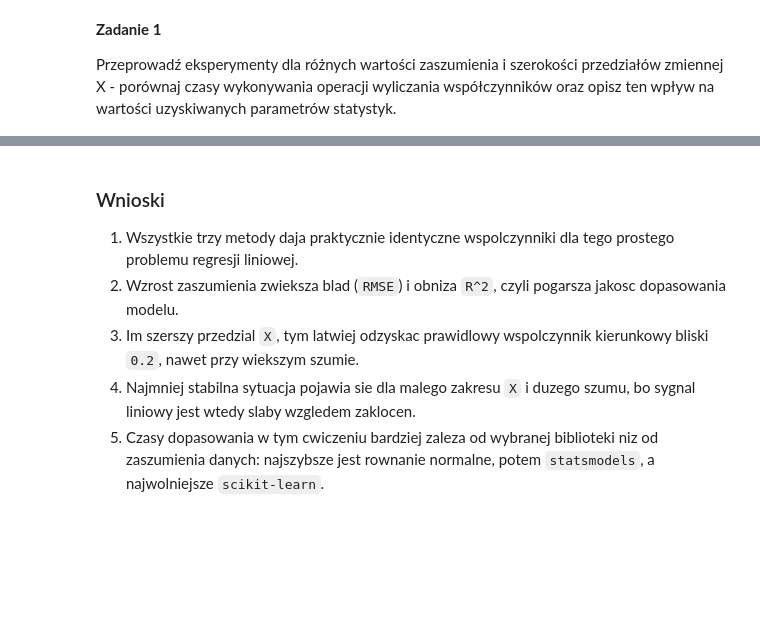
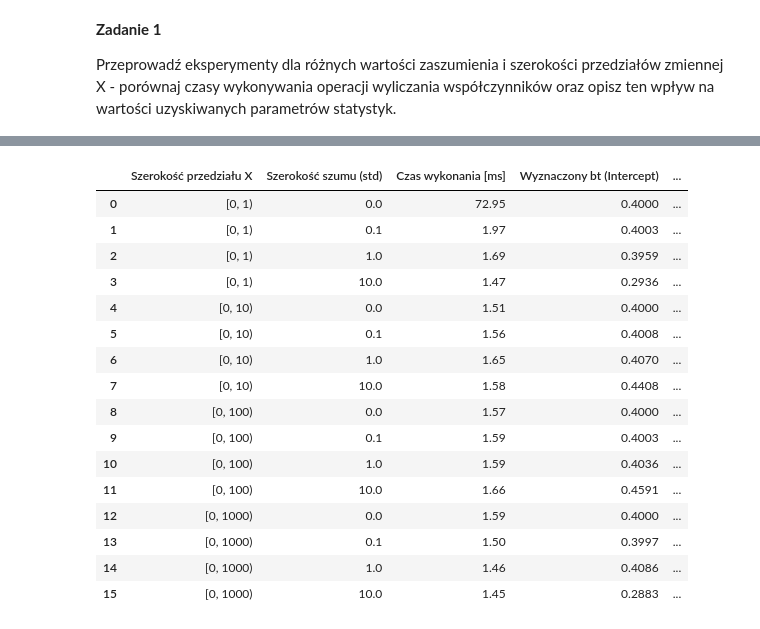
Before and after one commit to igorjoz/ml_labs, a Jupyter notebook: lab1_2026_03_30/lab1_ex01.ipynb, the cells around one changed output, grey strips where cells are left out. Cells and saved outputs as stored; diff of their text form; code cells hidden in the pictures; blank space fills up the shorter version.

Commit message:
add lab1 exercise1 solution

```diff
--- a/lab1_2026_03_30/lab1_ex01.ipynb
+++ b/lab1_2026_03_30/lab1_ex01.ipynb
@@ -448,9 +252,63 @@ plt.show()
-# %% [markdown]
-<!-- AUTO-SOLUTION LAB1_EX01_TASK1 -->
-### Wnioski
-
-1. Wszystkie trzy metody daja praktycznie identyczne wspolczynniki dla tego prostego problemu regresji liniowej.
-2. Wzrost zaszumienia zwieksza blad (`RMSE`) i obniza `R^2`, czyli pogarsza jakosc dopasowania modelu.
-3. Im szerszy przedzial `X`, tym latwiej odzyskac prawidlowy wspolczynnik kierunkowy bliski `0.2`, nawet przy wiekszym szumie.
-4. Najmniej stabilna sytuacja pojawia sie dla malego zakresu `X` i duzego szumu, bo sygnal liniowy jest wtedy slaby wzgledem zaklocen.
-5. Czasy dopasowania w tym cwiczeniu bardziej zaleza od wybranej biblioteki niz od zaszumienia danych: najszybsze jest rownanie normalne, potem `statsmodels`, a najwolniejsze `scikit-learn`.
+# %%
+import numpy as np
+import time
+from sklearn.linear_model import LinearRegression
+import pandas as pd
+
+Wt = 0.2
+bt = 0.4
+n_samples = 100000 # zwiększona liczba próbek dla uchwycenia zauważalnych różnic czasowych
+
+noise_levels = [0.0, 0.1, 1.0, 10.0]
+x_widths = [1, 10, 100, 1000]
+
+results = []
+
+for width in x_widths:
+    for noise_val in noise_levels:
+        # Generacja X na określonym przedziale [0, width)
+        x_t = np.random.rand(n_samples).astype(np.float32) * width
+
+        # Generacja szumu z określoną amplitudą / odchyleniem
+        noise = np.random.randn(n_samples).astype(np.float32) * noise_val
+
+        # Wyliczenie wartości Y (Wt = 0.2, bt = 0.4)
+        y_training = Wt * x_t + bt + noise
+
+        X_c = x_t.reshape(-1, 1)
+
+        # Czasowanie Scikit-Learn
+        start = time.perf_counter()
+        lin_reg = LinearRegression()
+        lin_reg.fit(X_c, y_training)
+        dt = (time.perf_counter() - start) * 1000
+
+        results.append({
+            'Szerokość przedziału X': f'[0, {width})',
+            'Szerokość szumu (std)': noise_val,
+            'Czas wykonania [ms]': round(dt, 2),
+            'Wyznaczony bt (Intercept)': round(lin_reg.intercept_, 4),
+            'Wyznaczony Wt (Coef)': round(lin_reg.coef_[0], 4),
+            'Wsp. R^2': round(lin_reg.score(X_c, y_training), 4)
+        })
+
+df_results = pd.DataFrame(results)
+display(df_results)
+# %% [output]
+|  | Szerokość przedziału X | Szerokość szumu (std) | Czas wykonania [ms] | Wyznaczony bt (Intercept) | ... |
+| 0 | [0, 1) | 0.0 | 72.95 | 0.4000 | ... |
+| 1 | [0, 1) | 0.1 | 1.97 | 0.4003 | ... |
+| 2 | [0, 1) | 1.0 | 1.69 | 0.3959 | ... |
+| 3 | [0, 1) | 10.0 | 1.47 | 0.2936 | ... |
+| 4 | [0, 10) | 0.0 | 1.51 | 0.4000 | ... |
+| 5 | [0, 10) | 0.1 | 1.56 | 0.4008 | ... |
+| 6 | [0, 10) | 1.0 | 1.65 | 0.4070 | ... |
+| 7 | [0, 10) | 10.0 | 1.58 | 0.4408 | ... |
+| 8 | [0, 100) | 0.0 | 1.57 | 0.4000 | ... |
+| 9 | [0, 100) | 0.1 | 1.59 | 0.4003 | ... |
+| 10 | [0, 100) | 1.0 | 1.59 | 0.4036 | ... |
+| 11 | [0, 100) | 10.0 | 1.66 | 0.4591 | ... |
+| 12 | [0, 1000) | 0.0 | 1.59 | 0.4000 | ... |
+| 13 | [0, 1000) | 0.1 | 1.50 | 0.3997 | ... |
+| 14 | [0, 1000) | 1.0 | 1.46 | 0.4086 | ... |
+| 15 | [0, 1000) | 10.0 | 1.45 | 0.2883 | ... |
```
Also changed, not shown: parts of 13 cells of this notebook.
